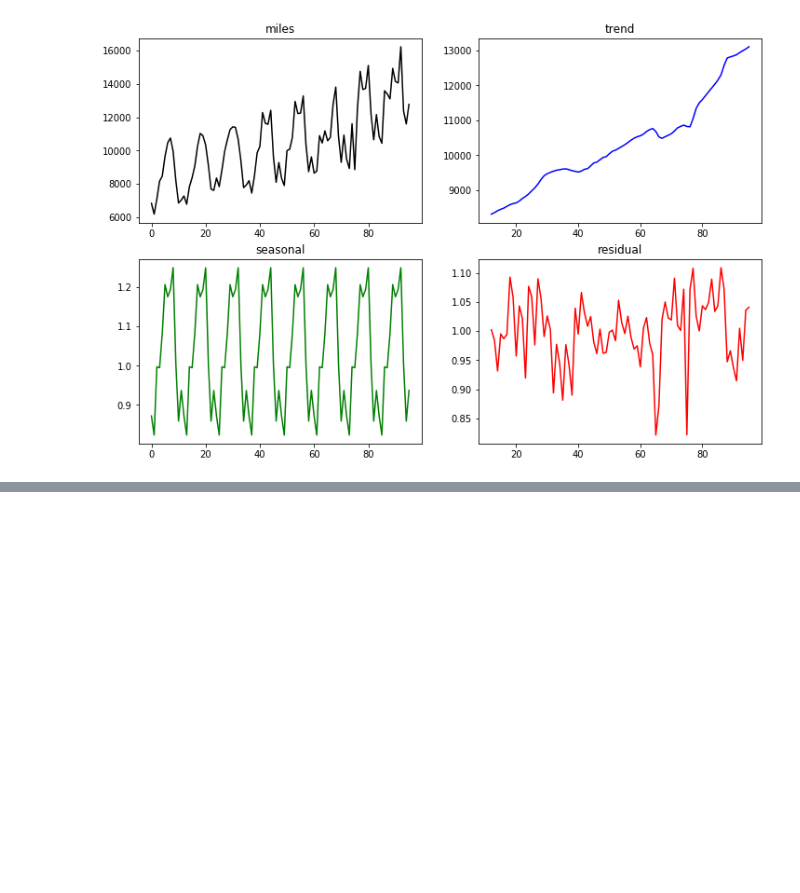
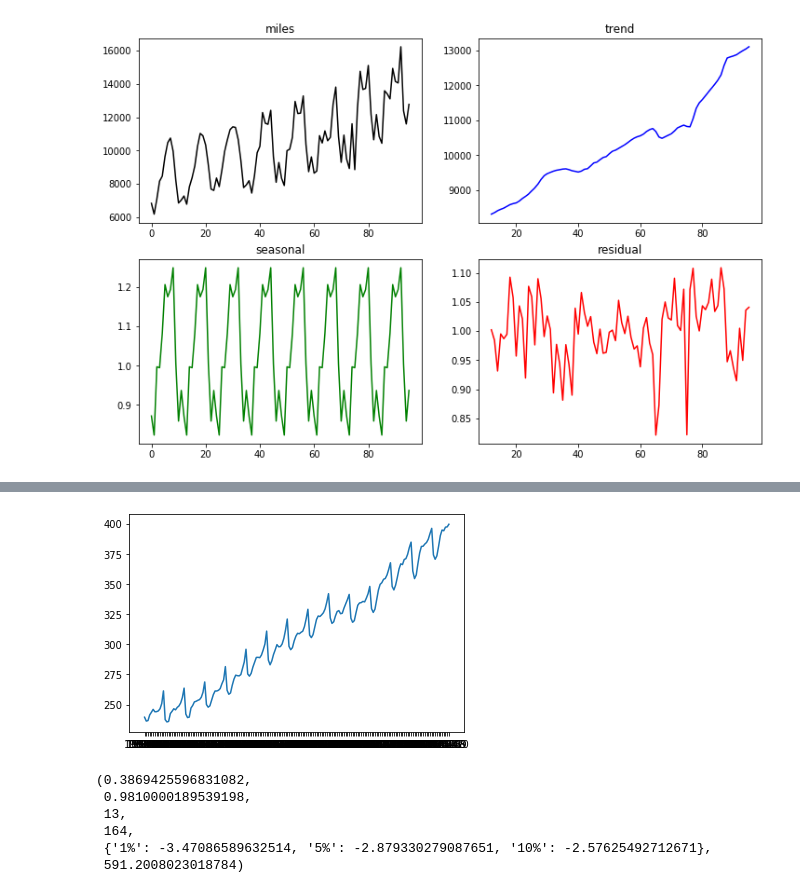
Before and after one commit to damiansp/TS, a Jupyter notebook: python/practical_TSA/02_understanding_TS_data/06_decomposition.py.ipynb, the cells around one changed output, grey strips where cells are left out. Cells and saved outputs as stored; diff of their text form; code cells hidden in the pictures; blank space fills up the shorter version.

```diff
--- a/python/practical_TSA/02_understanding_TS_data/06_decomposition.py.ipynb
+++ b/python/practical_TSA/02_understanding_TS_data/06_decomposition.py.ipynb
@@ -185,0 +189,4 @@ plt.title('residual');
+# %%
+wisc_emp = pd.read_csv(f'{DATA}/wisconsin-employment-time-series.csv',
+                       parse_dates=True)
+wisc_emp.head()
@@ -185,0 +200,14 @@ plt.title('residual');
+# %%
+plt.plot(wisc_emp.Month, wisc_emp.Employment);
+# %% [output]
+[figure, added]
+# %%
+adf_result = stattools.adfuller(wisc_emp.Employment, autolag='AIC')
+adf_result
+# %% [output]
+(0.3869425596831082,
+ 0.9810000189539198,
+ 13,
+ 164,
+ {'1%': -3.47086589632514, '5%': -2.879330279087651, '10%': -2.57625492712671},
+ 591.2008023018784)
```
Also changed, not shown: parts of 8 cells of this notebook.
